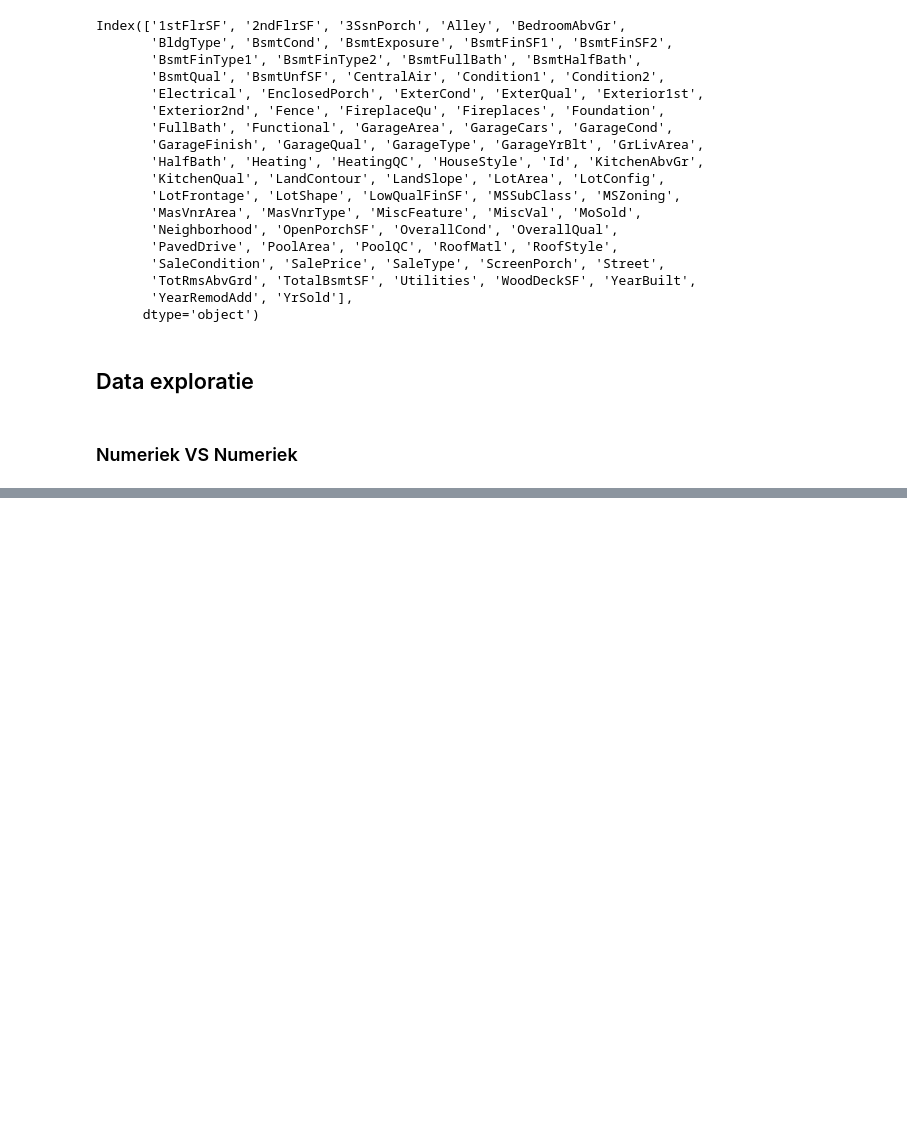
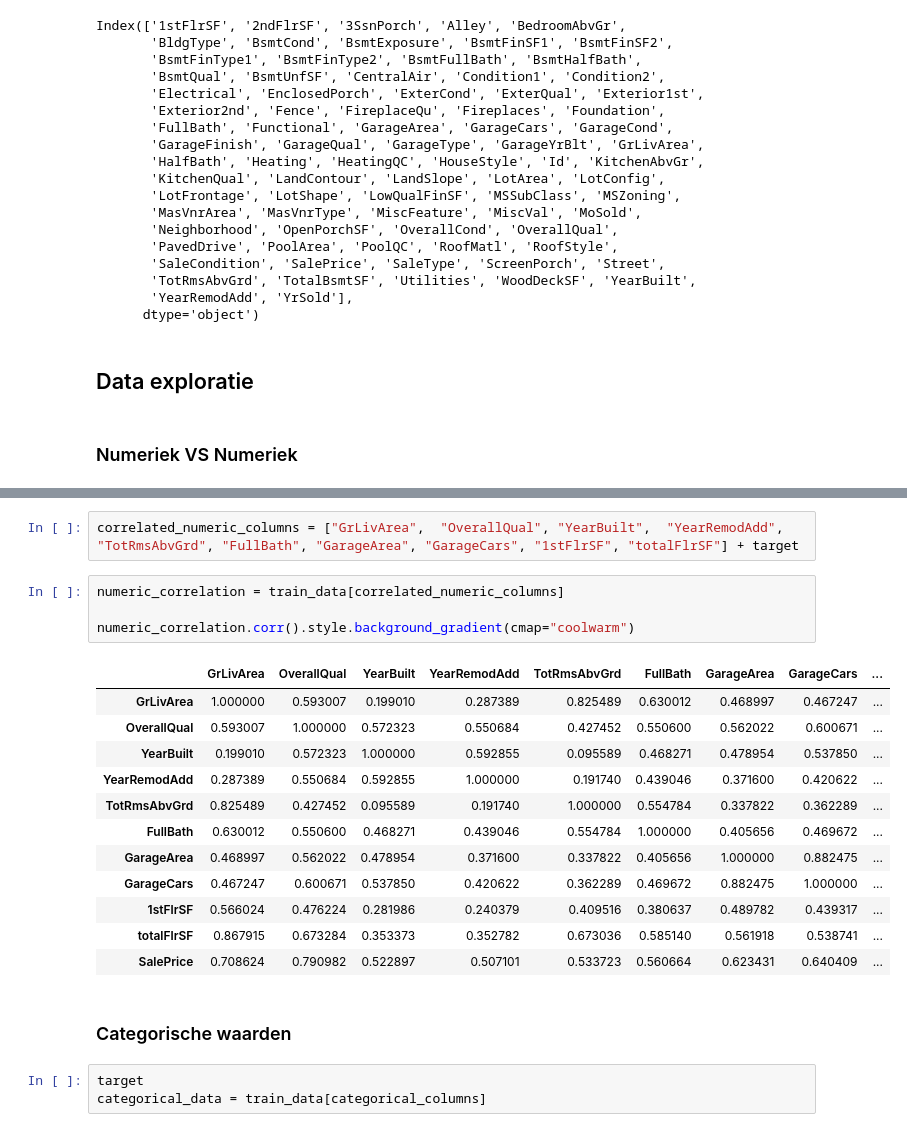
Before and after one commit to geoduin/HousePricePredictor, a Jupyter notebook: data_science_challenge.ipynb, the cells around one changed output, grey strips where cells are left out. Drawn from its saved outputs; the diff is of its cells as text; blank space fills up the shorter version.

```diff
--- a/data_science_challenge.ipynb
+++ b/data_science_challenge.ipynb
@@ -150,0 +162,24 @@ numeric_correlation.style.background_gradient(cmap="coolwarm")
+# %%
+correlated_numeric_columns = ["GrLivArea",  "OverallQual", "YearBuilt",  "YearRemodAdd", "TotRmsAbvGrd", "FullBath", "GarageArea", "GarageCars", "1stFlrSF", "totalFlrSF"] + target
+# %%
+numeric_correlation = train_data[correlated_numeric_columns]
+
+numeric_correlation.corr().style.background_gradient(cmap="coolwarm")
+# %% [output]
+|  | GrLivArea | OverallQual | YearBuilt | YearRemodAdd | TotRmsAbvGrd | FullBath | GarageArea | GarageCars | ... |
+| GrLivArea | 1.000000 | 0.593007 | 0.199010 | 0.287389 | 0.825489 | 0.630012 | 0.468997 | 0.467247 | ... |
+| OverallQual | 0.593007 | 1.000000 | 0.572323 | 0.550684 | 0.427452 | 0.550600 | 0.562022 | 0.600671 | ... |
+| YearBuilt | 0.199010 | 0.572323 | 1.000000 | 0.592855 | 0.095589 | 0.468271 | 0.478954 | 0.537850 | ... |
+| YearRemodAdd | 0.287389 | 0.550684 | 0.592855 | 1.000000 | 0.191740 | 0.439046 | 0.371600 | 0.420622 | ... |
+| TotRmsAbvGrd | 0.825489 | 0.427452 | 0.095589 | 0.191740 | 1.000000 | 0.554784 | 0.337822 | 0.362289 | ... |
+| FullBath | 0.630012 | 0.550600 | 0.468271 | 0.439046 | 0.554784 | 1.000000 | 0.405656 | 0.469672 | ... |
+| GarageArea | 0.468997 | 0.562022 | 0.478954 | 0.371600 | 0.337822 | 0.405656 | 1.000000 | 0.882475 | ... |
+| GarageCars | 0.467247 | 0.600671 | 0.537850 | 0.420622 | 0.362289 | 0.469672 | 0.882475 | 1.000000 | ... |
+| 1stFlrSF | 0.566024 | 0.476224 | 0.281986 | 0.240379 | 0.409516 | 0.380637 | 0.489782 | 0.439317 | ... |
+| totalFlrSF | 0.867915 | 0.673284 | 0.353373 | 0.352782 | 0.673036 | 0.585140 | 0.561918 | 0.538741 | ... |
+| SalePrice | 0.708624 | 0.790982 | 0.522897 | 0.507101 | 0.533723 | 0.560664 | 0.623431 | 0.640409 | ... |
+# %% [markdown]
+### Categorische waarden
+# %%
+target
+categorical_data = train_data[categorical_columns]
```
Also changed, not shown: parts of 10 cells of this notebook, 1 other file.
